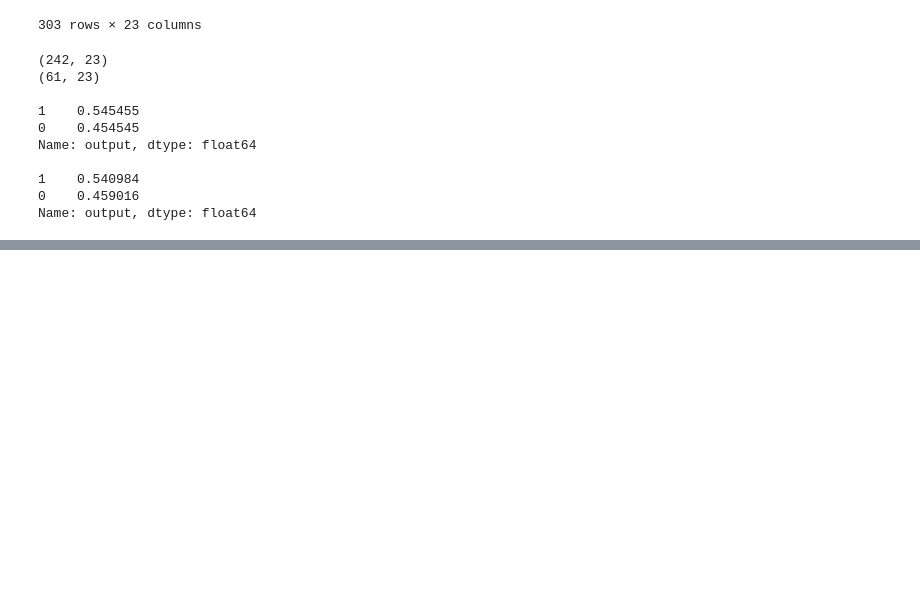
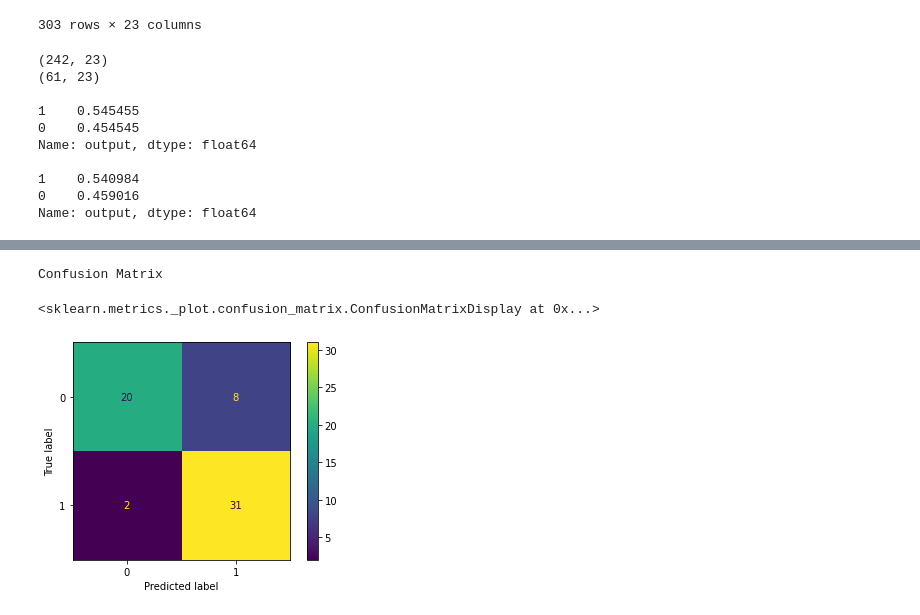
Before and after one commit to jamesjhjung/heart-attack-prediction, a Jupyter notebook: Modeling.ipynb, the cells around one changed output, grey strips where cells are left out. Drawn from its saved outputs; the diff is of its cells as text; code cells hidden in the pictures; blank space fills up the shorter version.

```diff
--- a/Modeling.ipynb
+++ b/Modeling.ipynb
@@ -67,0 +134,8 @@ X, y = get_features_and_target_arrays(df_train, num_cols, cat_cols, scaler)
+# %%
+# confusion matrix
+print('Confusion Matrix')
+plot_confusion_matrix(clf, X_test, y_test)
+# %% [output]
+Confusion Matrix
+<sklearn.metrics._plot.confusion_matrix.ConfusionMatrixDisplay at 0x...>
+[figure, added]
```
Also changed, not shown: parts of 8 cells of this notebook.
